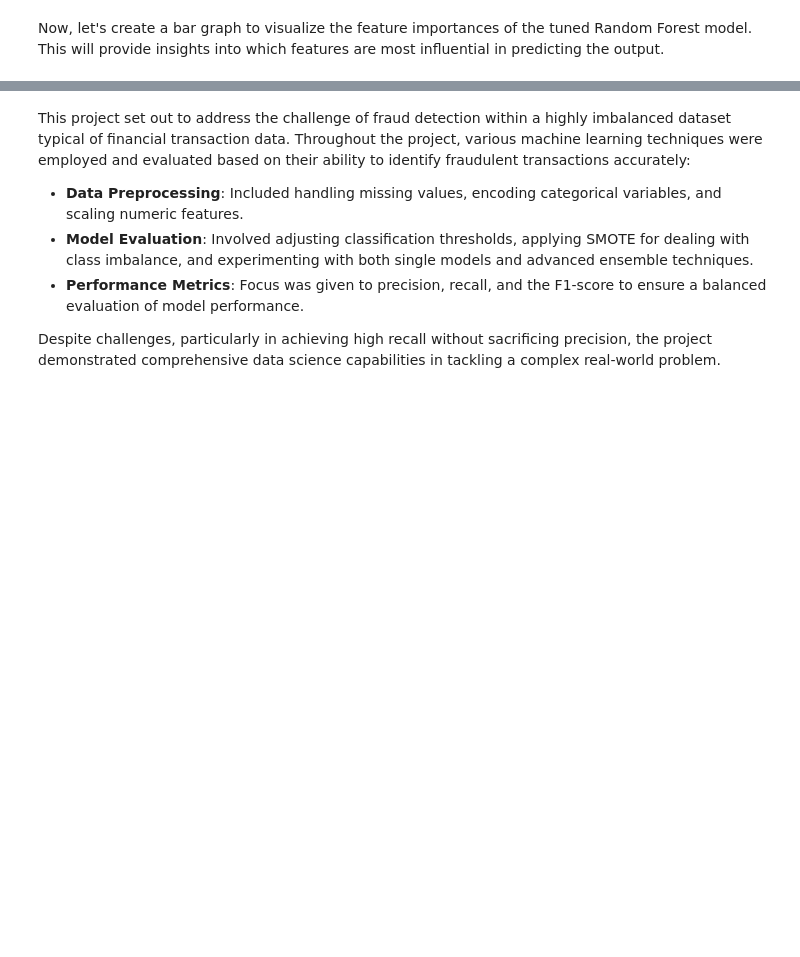
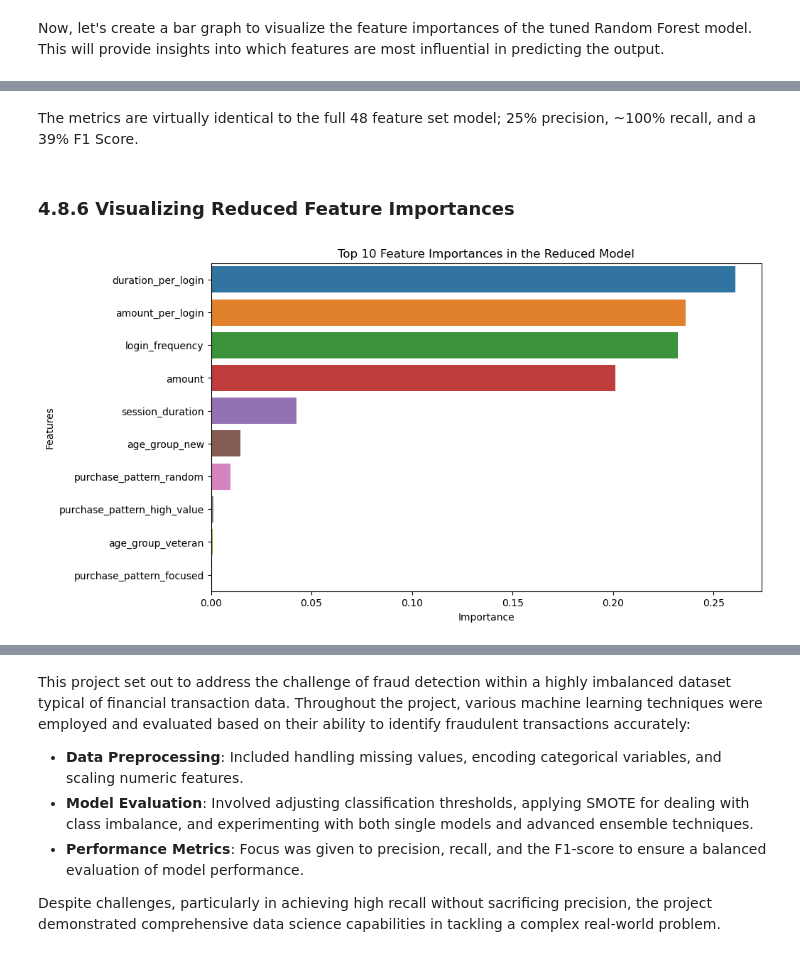
Before and after one commit to JoshBeasley95/Springboard-Data-Science, a Jupyter notebook: Notebooks/Capstone 3/04_Modeling.ipynb, the cells around one changed output, grey strips where cells are left out. Drawn from its saved outputs; the diff is of its cells as text; code cells hidden in the pictures; blank space fills up the shorter version.

```diff
--- a/Notebooks/Capstone 3/04_Modeling.ipynb
+++ b/Notebooks/Capstone 3/04_Modeling.ipynb
@@ -507,0 +534,20 @@ This yields a few insights:
+# %%
+# Define the parameter grid
+param_grid = {
+    'n_estimators': [100, 200, 300],
+    'max_depth': [10, 20, 30, None],
+    'min_samples_split': [2, 5, 10],
+    'min_samples_leaf': [1, 2, 4],
+    'max_features': ['auto', 'sqrt', 'log2']
+}
+
+# Initialize the GridSearchCV object
+grid_search = GridSearchCV(estimator=RandomForestClassifier(random_state=42, class_weight='balanced'),
+                           param_grid=param_grid, cv=5, verbose=1, n_jobs=-1, scoring='recall')
+
+# Fit GridSearchCV to the reduced feature set, ensuring y_train is properly formatted as a 1D array
+grid_search.fit(X_train_reduced_smote, y_train_reduced_smote.values.ravel())
+
+# Print the best parameters and the best score
+print("Best parameters:", grid_search.best_params_)
+print("Best score:", grid_search.best_score_)
@@ -507,0 +560,4 @@ This yields a few insights:
+# %%
+# Train the model with cost-sensitive learning using best parameters
+model_reduced = RandomForestClassifier(**grid_search.best_params_, random_state=42)
+model_reduced.fit(X_train_reduced_smote, y_train_reduced_smote)
@@ -507,0 +595,25 @@ This yields a few insights:
+# %% [markdown]
+The metrics are virtually identical to the full 48 feature set model; 25% precision, ~100% recall, and a 39% F1 Score.
+# %% [markdown]
+### 4.8.6  Visualizing Reduced Feature Importances <a id="reduced_feature_importances"></a>
+# %%
+# Visualize Feature Importances
+
+# Recalculate importances for the reduced model
+reduced_importances = model_reduced.feature_importances_
+
+# Create a DataFrame to hold feature names and their importances
+features_df = pd.DataFrame({'Features': top_features, 'Importance': reduced_importances})
+
+# Sort the DataFrame by importance in descending order
+features_df = features_df.sort_values(by='Importance', ascending=False)
+
+# Create a bar chart
+plt.figure(figsize=(10, 6))
+sns.barplot(x='Importance', y='Features', data=features_df, orient='h')
+plt.title('Top 10 Feature Importances in the Reduced Model')
+plt.xlabel('Importance')
+plt.ylabel('Features')
+plt.show()
+# %% [output]
+[figure, added]
```
Also changed, not shown: parts of 54 cells of this notebook, 1 other file.
